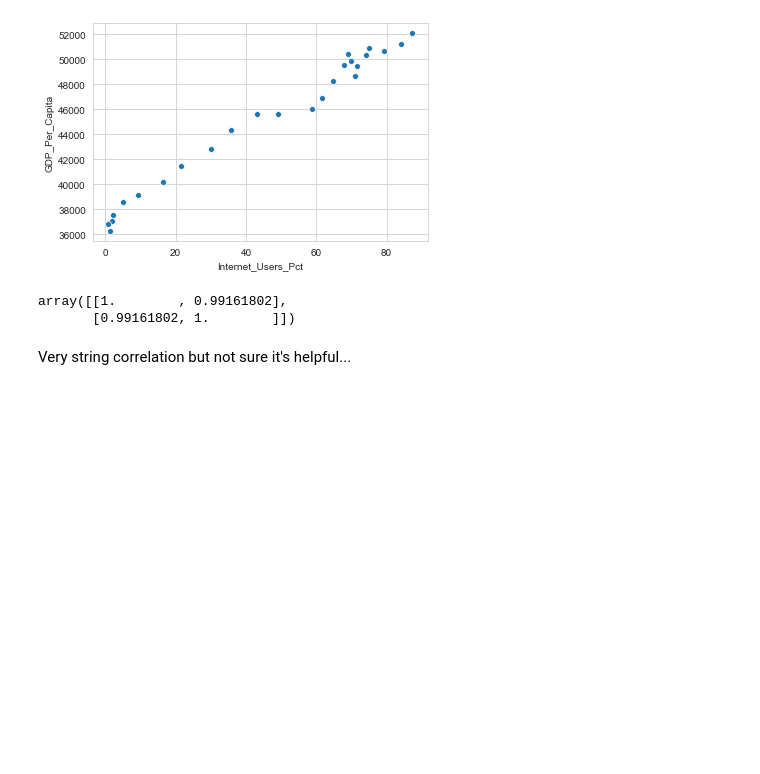
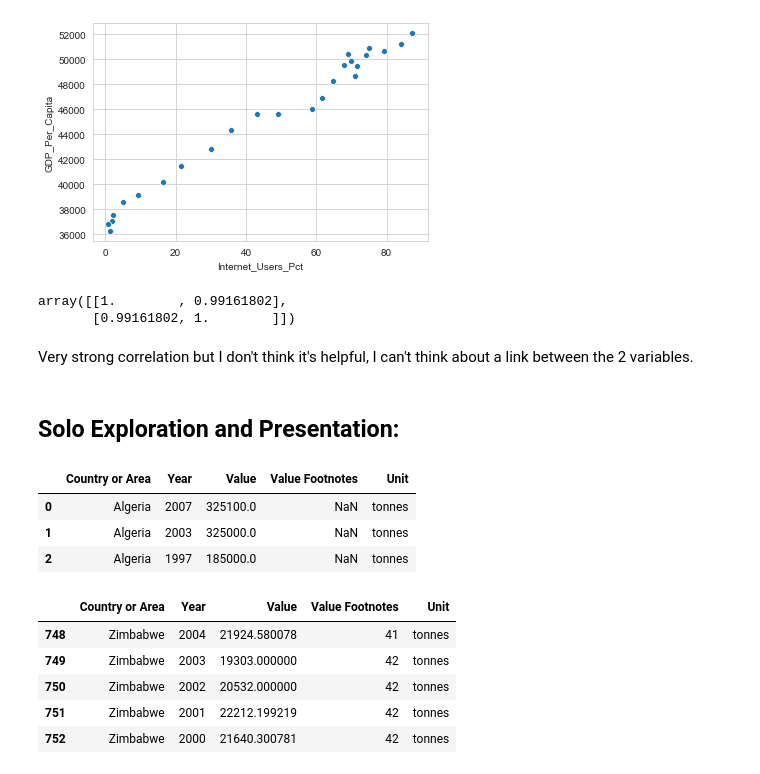
Before and after one commit to nss-data-science-cohort-4/dq1-undata-AmyLG, a Jupyter notebook: notebooks/UN_Data_Exploration.ipynb, the cells around one changed output. Saved outputs shown, nothing was run; the diff lists cells and outputs as text; code cells hidden in the pictures; blank space fills up the shorter version.

Commit message:
solo and bonus

```diff
--- a/notebooks/UN_Data_Exploration.ipynb
+++ b/notebooks/UN_Data_Exploration.ipynb
@@ -659,5 +690,25 @@ np.corrcoef(gdp_and_internet_use_usa.Internet_Users_Pct, gdp_and_internet_use_us
 # %% [output]
 array([[1.        , 0.99161802],
        [0.99161802, 1.        ]])
-# %% [markdown]
-Very string correlation but not sure it's helpful...
+# %% [markdown]
+Very strong correlation but I don't think it's helpful, I can't think about a link between the 2 variables.
+# %% [markdown]
+## Solo Exploration and Presentation:
+# %%
+haz_waste_generated_df = pd.read_csv('../data/hazardous_waste_generated.csv', skiprows=list(range(755,798)))
+# %%
+haz_waste_generated_df.head(3)
+# %% [output]
+|  | Country or Area | Year | Value | Value Footnotes | Unit |
+| 0 | Algeria | 2007 | 325100.0 | NaN | tonnes |
+| 1 | Algeria | 2003 | 325000.0 | NaN | tonnes |
+| 2 | Algeria | 1997 | 185000.0 | NaN | tonnes |
+# %%
+haz_waste_generated_df.tail()
+# %% [output]
+|  | Country or Area | Year | Value | Value Footnotes | Unit |
+| 748 | Zimbabwe | 2004 | 21924.580078 | 41 | tonnes |
+| 749 | Zimbabwe | 2003 | 19303.000000 | 42 | tonnes |
+| 750 | Zimbabwe | 2002 | 20532.000000 | 42 | tonnes |
+| 751 | Zimbabwe | 2001 | 22212.199219 | 42 | tonnes |
+| 752 | Zimbabwe | 2000 | 21640.300781 | 42 | tonnes |
```
Also changed, not shown: parts of 21 cells of this notebook.
